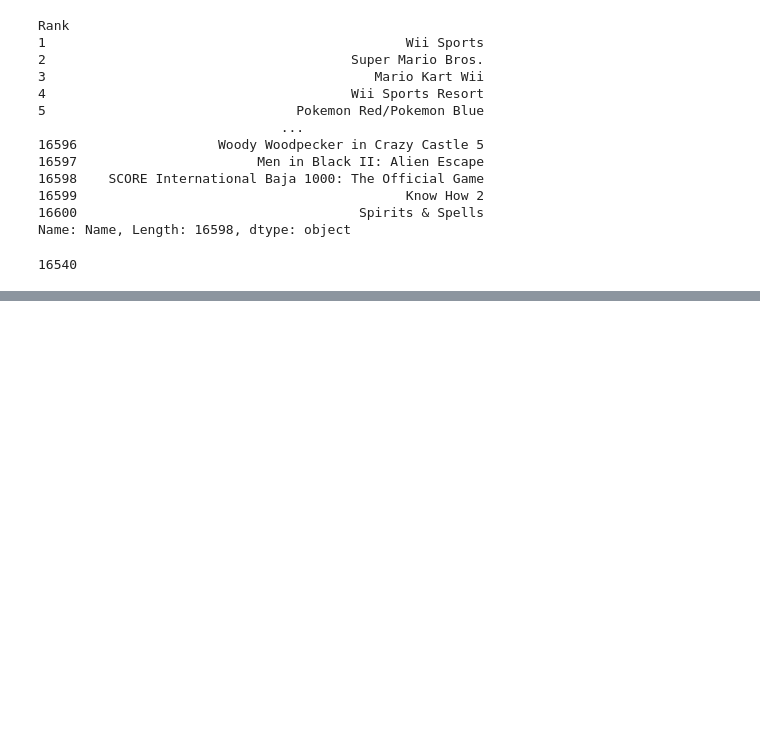
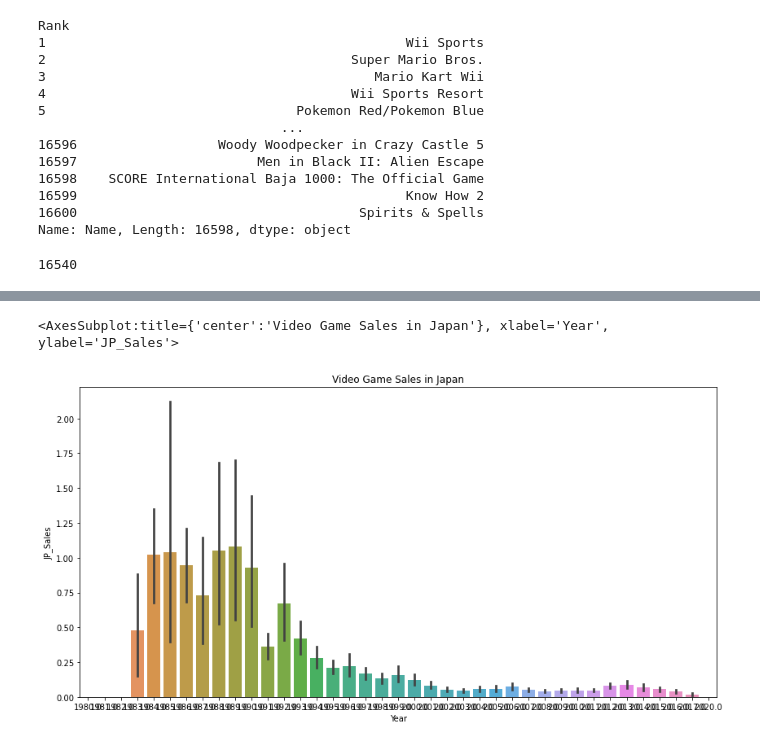
Before and after one commit to Jogwums/Data-Analysis-Cl01, a Jupyter notebook: matplotlib/Part1.ipynb, the cells around one changed output, grey strips where cells are left out. Saved outputs shown, nothing was run; the diff lists cells and outputs as text; code cells hidden in the pictures; blank space fills up the shorter version.

```diff
--- a/matplotlib/Part1.ipynb
+++ b/matplotlib/Part1.ipynb
@@ -76,0 +85,3 @@ sns.lineplot(data=data["Year"])
+# %%
+data = data.sort_values('Year', axis=0, ascending=True)
+data.head()
@@ -76,0 +166,7 @@ sns.lineplot(data=data["Year"])
+# %%
+plt.figure(figsize=(14,7))
+plt.title("Video Game Sales in Japan")
+sns.barplot(x=data["Year"], y=data["JP_Sales"])
+# %% [output]
+<AxesSubplot:title={'center':'Video Game Sales in Japan'}, xlabel='Year', ylabel='JP_Sales'>
+[figure, added]
```
Also changed, not shown: parts of 16 cells of this notebook.
